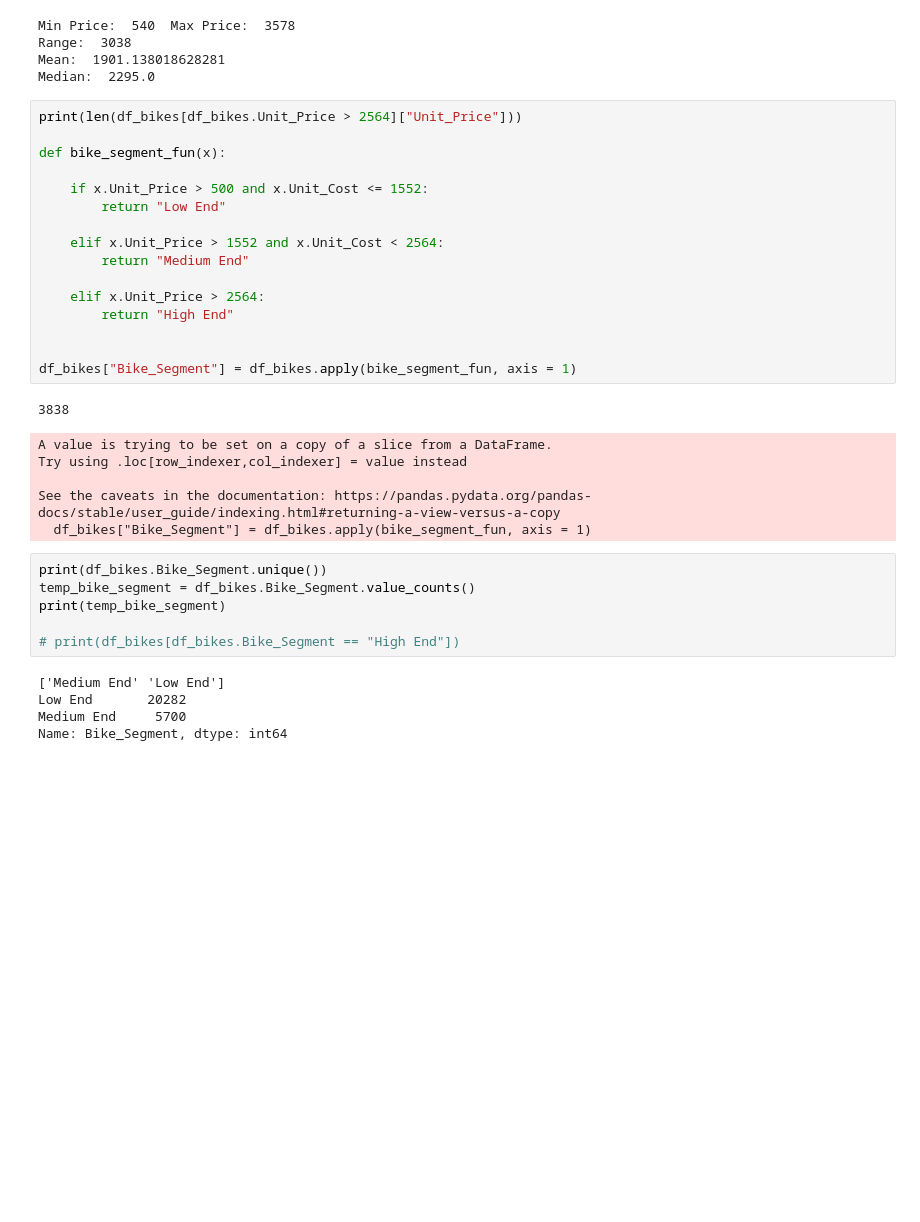
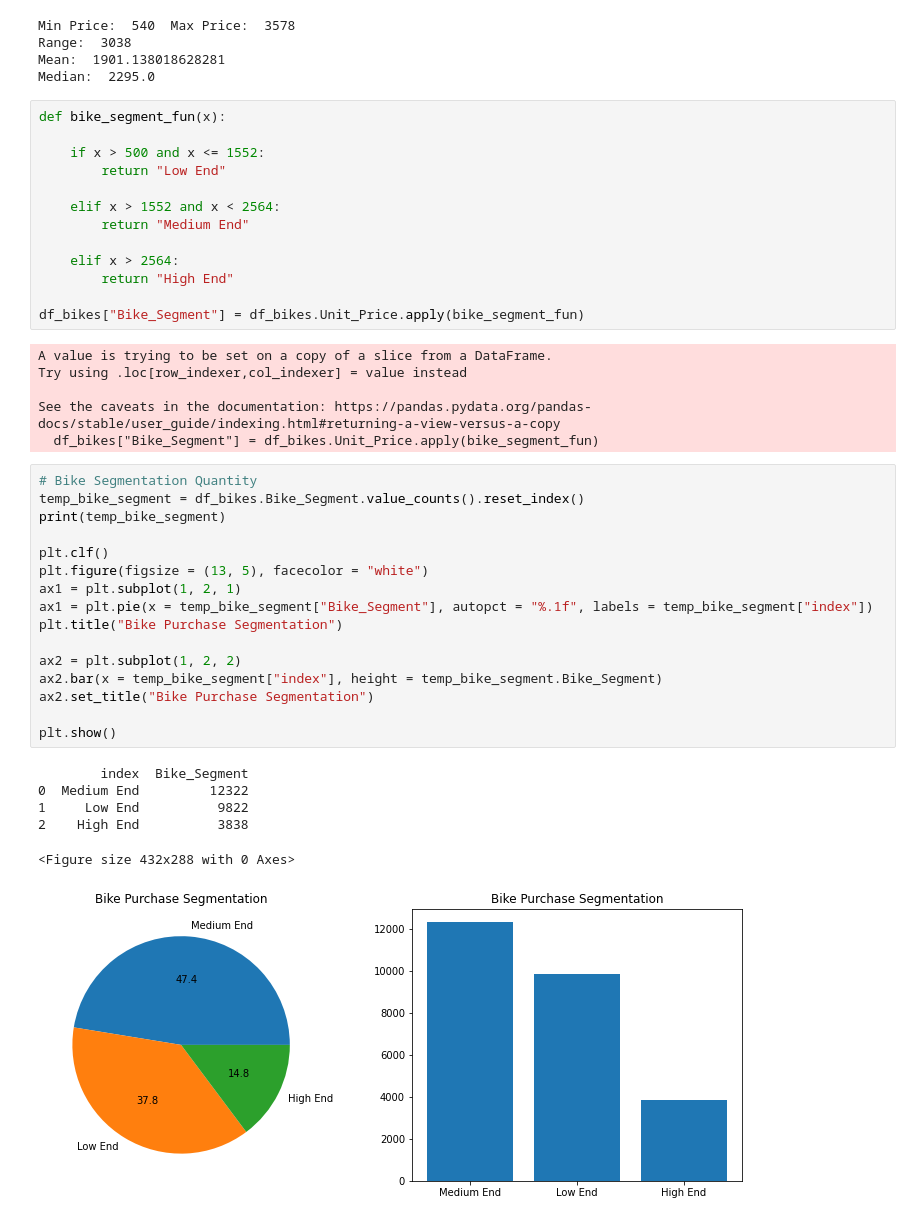
Before and after one commit to juanm05/UK-Bike-Store, a Jupyter notebook: main.ipynb, the cells around one changed output. Saved outputs shown, nothing was run; the diff lists cells and outputs as text; blank space fills up the shorter version.

Commit message:
Bike Segmentation

```diff
--- a/main.ipynb
+++ b/main.ipynb
@@ -677,39 +677,47 @@ Range:  3038
 Mean:  1901.138018628281
 Median:  2295.0
 # %%
-print(len(df_bikes[df_bikes.Unit_Price > 2564]["Unit_Price"]))
-
 def bike_segment_fun(x):
 
-    if x.Unit_Price > 500 and x.Unit_Cost <= 1552:
+    if x > 500 and x <= 1552:
         return "Low End"
 
-    elif x.Unit_Price > 1552 and x.Unit_Cost < 2564:
+    elif x > 1552 and x < 2564:
         return "Medium End"
 
-    elif x.Unit_Price > 2564:
+    elif x > 2564:
         return "High End"
 
-
-df_bikes["Bike_Segment"] = df_bikes.apply(bike_segment_fun, axis = 1)
+df_bikes["Bike_Segment"] = df_bikes.Unit_Price.apply(bike_segment_fun)
 # %% [output]
-3838
+A value is trying to be set on a copy of a slice from a DataFrame.
+Try using .loc[row_indexer,col_indexer] = value instead
+
+See the caveats in the documentation: https://pandas.pydata.org/pandas-docs/stable/user_guide/indexing.html#returning-a-view-versus-a-copy
+  df_bikes["Bike_Segment"] = df_bikes.Unit_Price.apply(bike_segment_fun)
-A value is trying to be set on a copy of a slice from a DataFrame.
-Try using .loc[row_indexer,col_indexer] = value instead
-
-See the caveats in the documentation: https://pandas.pydata.org/pandas-docs/stable/user_guide/indexing.html#returning-a-view-versus-a-copy
-  df_bikes["Bike_Segment"] = df_bikes.apply(bike_segment_fun, axis = 1)
-# %%
-print(df_bikes.Bike_Segment.unique())
-temp_bike_segment = df_bikes.Bike_Segment.value_counts()
-print(temp_bike_segment)
-
-# print(df_bikes[df_bikes.Bike_Segment == "High End"])
-# %% [output]
-['Medium End' 'Low End']
-Low End       20282
-Medium End     5700
-Name: Bike_Segment, dtype: int64
+# %%
+# Bike Segmentation Quantity
+temp_bike_segment = df_bikes.Bike_Segment.value_counts().reset_index()
+print(temp_bike_segment)
+
+plt.clf()
+plt.figure(figsize = (13, 5), facecolor = "white")
+ax1 = plt.subplot(1, 2, 1)
+ax1 = plt.pie(x = temp_bike_segment["Bike_Segment"], autopct = "%.1f", labels = temp_bike_segment["index"])
+plt.title("Bike Purchase Segmentation")
+
+ax2 = plt.subplot(1, 2, 2)
+ax2.bar(x = temp_bike_segment["index"], height = temp_bike_segment.Bike_Segment)
+ax2.set_title("Bike Purchase Segmentation")
+
+plt.show()
+# %% [output]
+        index  Bike_Segment
+0  Medium End         12322
+1     Low End          9822
+2    High End          3838
+<Figure size 432x288 with 0 Axes>
+[figure, added]
 # %%
 # Order Quantity valores numericos
 order_quantity = df_bikes.groupby("Order_Quantity").Order_Quantity.sum()
```
Also changed, not shown: parts of 1 cell of this notebook, 1 other file.
